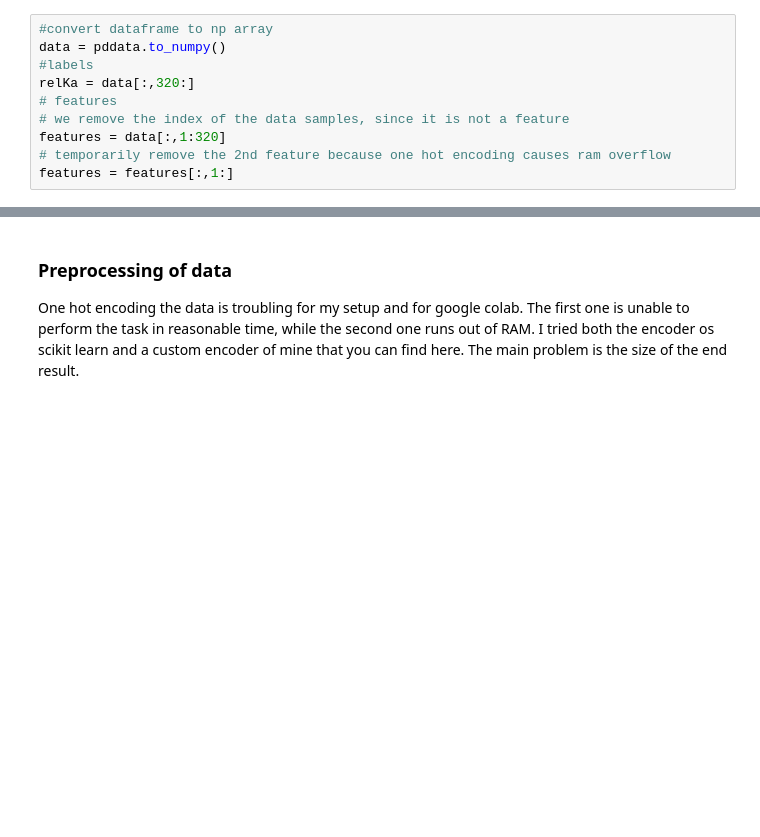
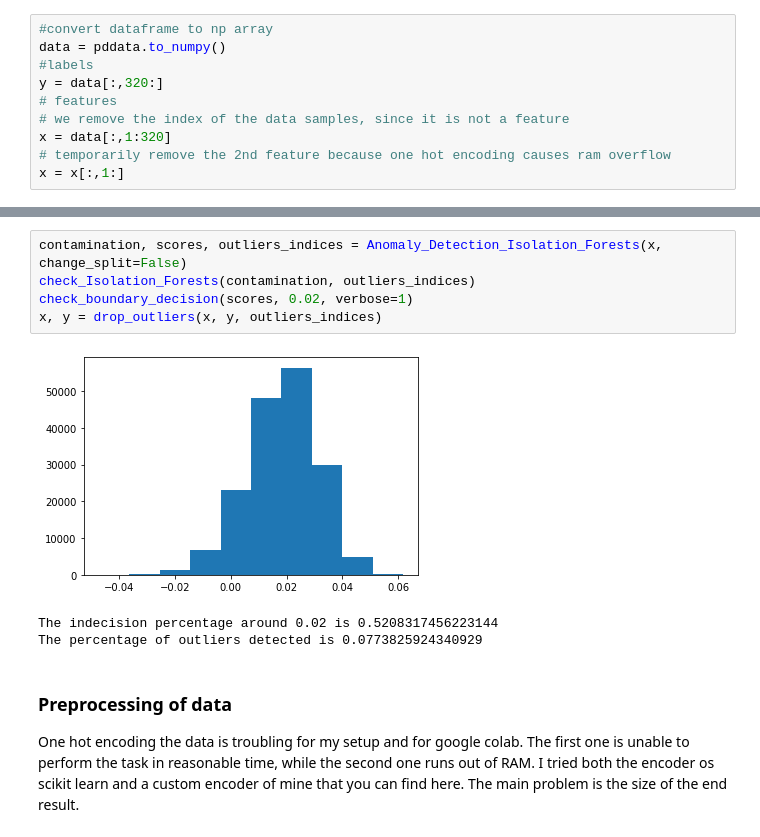
Before and after one commit to lucarossi9/DNA_binding_site_prediction, a Jupyter notebook: Data_Centric_Approach.ipynb, the cells around one changed output, grey strips where cells are left out. Cells and saved outputs as stored; diff of their text form; blank space fills up the shorter version.

```diff
--- a/Data_Centric_Approach.ipynb
+++ b/Data_Centric_Approach.ipynb
@@ -48,9 +47,9 @@ pddata.head(4)
 #convert dataframe to np array
 data = pddata.to_numpy()
 #labels
-relKa = data[:,320:]
+y = data[:,320:]
 # features
 # we remove the index of the data samples, since it is not a feature
-features = data[:,1:320]
+x = data[:,1:320]
 # temporarily remove the 2nd feature because one hot encoding causes ram overflow
-features = features[:,1:]
+x = x[:,1:]
@@ -57,3 +98,12 @@ features = features[:,1:]
+# %%
+contamination, scores, outliers_indices = Anomaly_Detection_Isolation_Forests(x, change_split=False)
+check_Isolation_Forests(contamination, outliers_indices)
+check_boundary_decision(scores, 0.02, verbose=1)
+x, y = drop_outliers(x, y, outliers_indices)
+# %% [output]
+[figure, added]
+The indecision percentage around 0.02 is 0.5208317456223144
+The percentage of outliers detected is 0.0773825924340929
 # %% [markdown]
 ### Preprocessing of data
 
```
Also changed, not shown: parts of 30 cells of this notebook, 1 other file.
